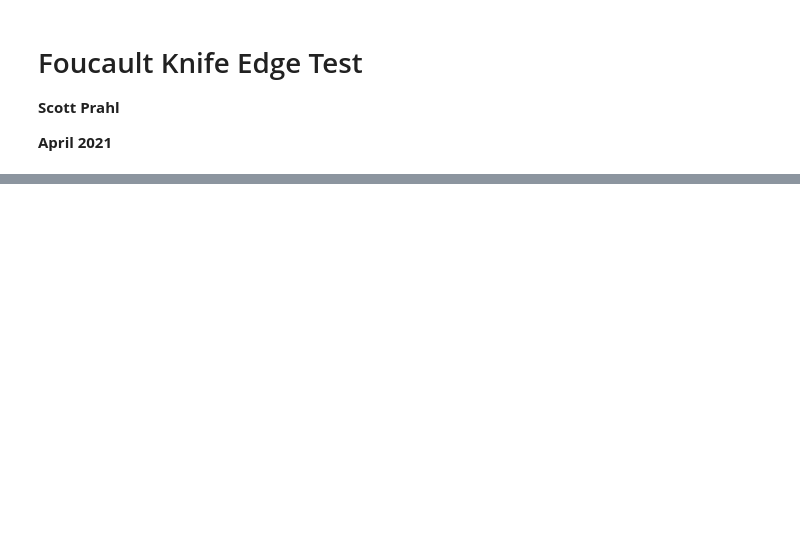
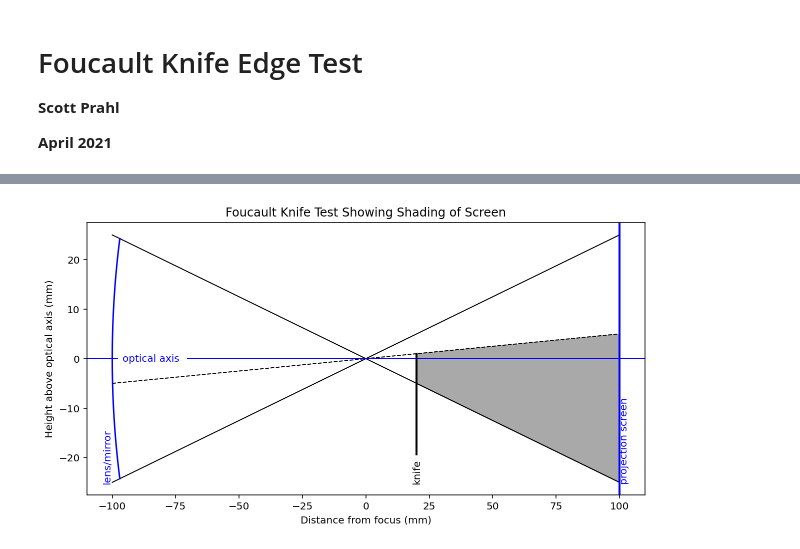
Before and after one commit to scottprahl/lenstest, a Jupyter notebook: docs/foucault.ipynb, the cells around one changed output, grey strips where cells are left out. Drawn from its saved outputs; the diff is of its cells as text; code cells hidden in the pictures; blank space fills up the shorter version.

```diff
--- a/docs/foucault.ipynb
+++ b/docs/foucault.ipynb
@@ -22,0 +35,4 @@ plt.show()
+# %%
+lenstest.foucault.foucault_layout(50, 100, 1, 20)
+# %% [output]
+[figure, added]
```
Also changed, not shown: parts of 3 cells of this notebook, 4 other files.
